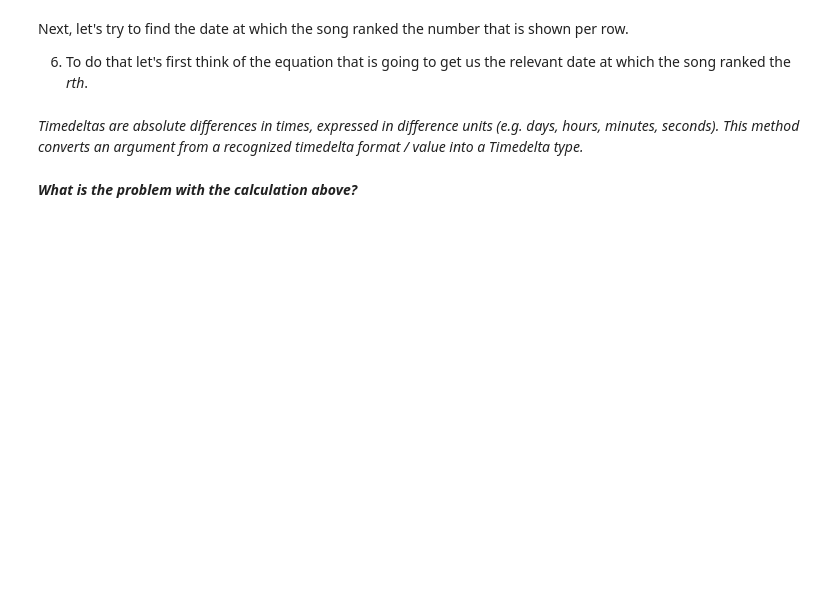
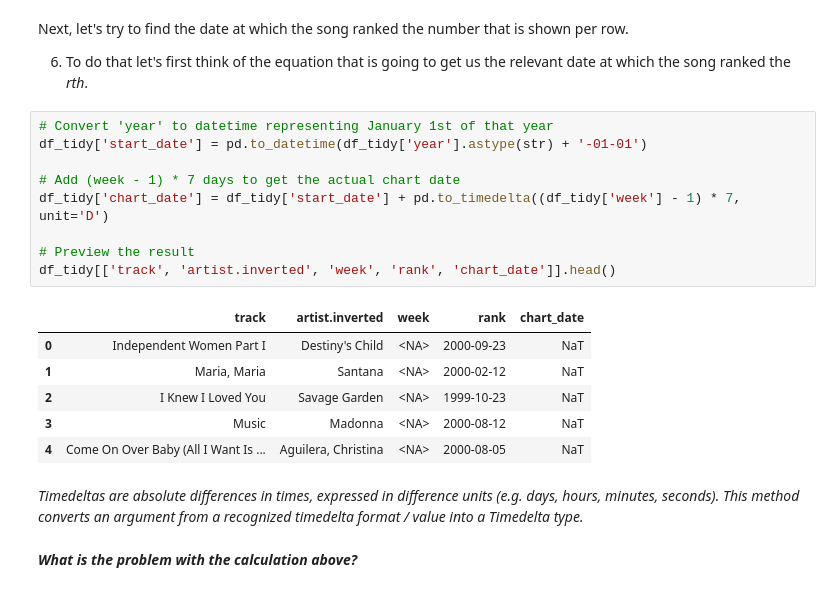
Before and after one commit to FenilPatel1279/lab-mlp, a Jupyter notebook: week5Lab_Students (1).ipynb, the cells around one changed output. Cells and saved outputs as stored; diff of their text form; blank space fills up the shorter version.

```diff
--- a/week5Lab_Students (1).ipynb
+++ b/week5Lab_Students (1).ipynb
@@ -203,6 +282,22 @@ However, the ***Week*** column looks a bit ugly!
 Next, let's try to find the date at which the song ranked the number that is shown per row.
 
 6. To do that let's first think of the equation that is going to get us the relevant date at which the song ranked the *rth*.
+# %%
+# Convert 'year' to datetime representing January 1st of that year
+df_tidy['start_date'] = pd.to_datetime(df_tidy['year'].astype(str) + '-01-01')
+
+# Add (week - 1) * 7 days to get the actual chart date
+df_tidy['chart_date'] = df_tidy['start_date'] + pd.to_timedelta((df_tidy['week'] - 1) * 7, unit='D')
+
+# Preview the result
+df_tidy[['track', 'artist.inverted', 'week', 'rank', 'chart_date']].head()
+# %% [output]
+|  | track | artist.inverted | week | rank | chart_date |
+| 0 | Independent Women Part I | Destiny's Child | <NA> | 2000-09-23 | NaT |
+| 1 | Maria, Maria | Santana | <NA> | 2000-02-12 | NaT |
+| 2 | I Knew I Loved You | Savage Garden | <NA> | 1999-10-23 | NaT |
+| 3 | Music | Madonna | <NA> | 2000-08-12 | NaT |
+| 4 | Come On Over Baby (All I Want Is ... | Aguilera, Christina | <NA> | 2000-08-05 | NaT |
 # %% [markdown]
 *Timedeltas are absolute differences in times, expressed in difference units (e.g. days, hours, minutes, seconds). This method converts an argument from a recognized timedelta format / value into a Timedelta type.*
 # %% [markdown]
```
Also changed, not shown: parts of 6 cells of this notebook.
